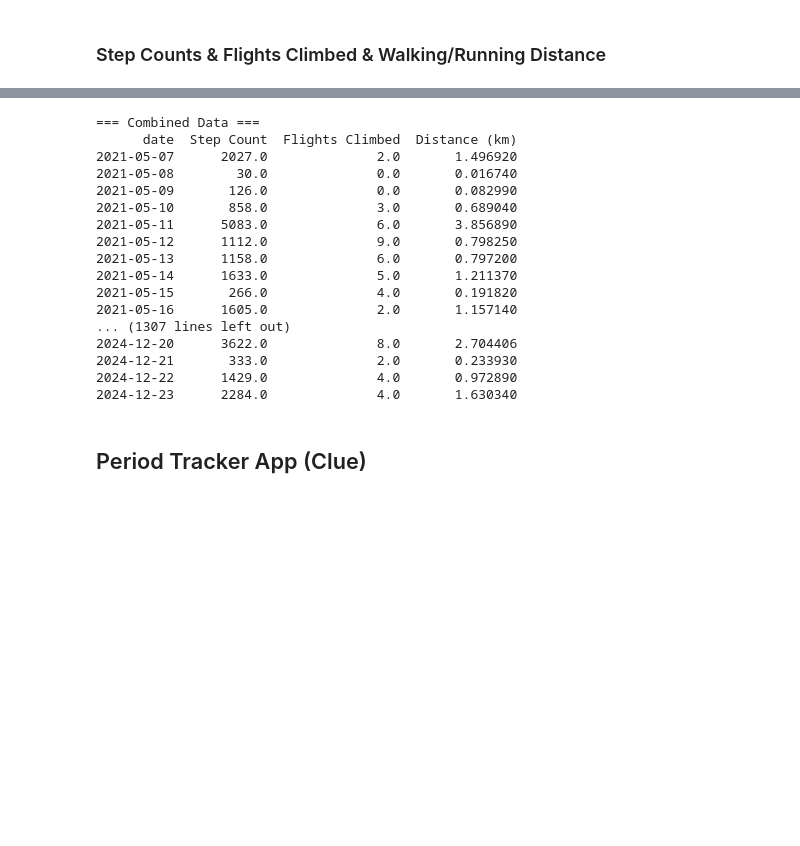
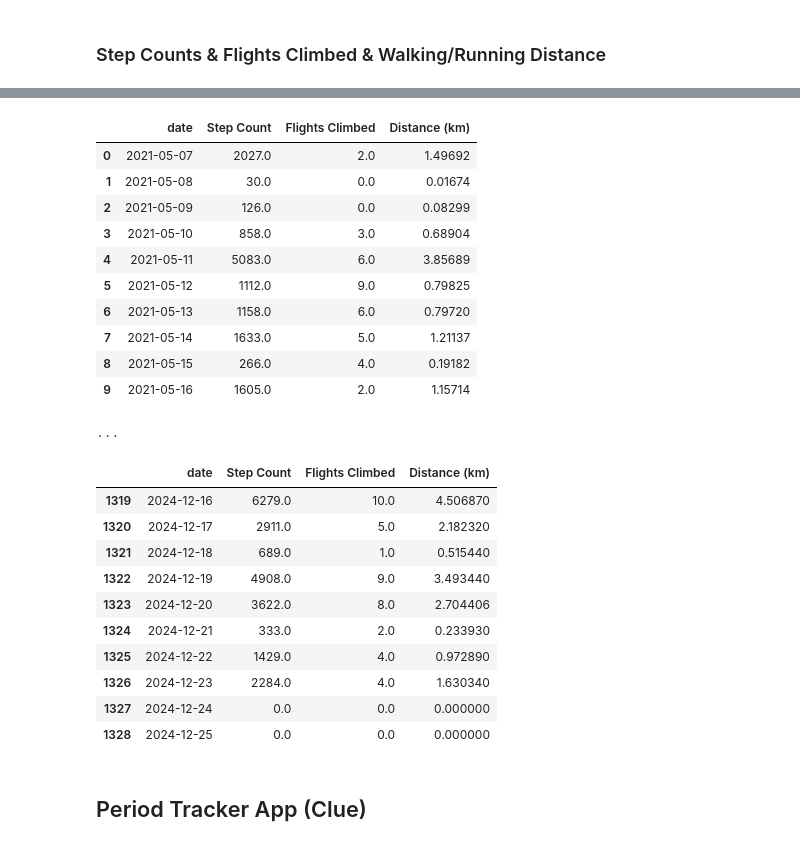
Before and after one commit to adaakbulut/DSA210-Term-Project, a Jupyter notebook: data_process.ipynb, the cells around one changed output, grey strips where cells are left out. Saved outputs shown, nothing was run; the diff lists cells and outputs as text; code cells hidden in the pictures; blank space fills up the shorter version.

```diff
--- a/data_process.ipynb
+++ b/data_process.ipynb
@@ -238,51 +242,49 @@ print(distance_df.to_string(index=False, header=['Date', 'Distance (km)']))  # A
 # %%
-import pandas as pd
-
-# File paths for the uploaded CSV files
 flights_file = '/content/Output/flightsclimbed_data.csv'
 steps_file = '/content/Output/stepcount_data.csv'
 distance_file = '/content/Output/distancewalkingrunning_data.csv'
 
-# Reading the CSV files into pandas DataFrames
 distance_df = pd.read_csv(distance_file)
 flights_df = pd.read_csv(flights_file)
 steps_df = pd.read_csv(steps_file)
 
-# Renaming value columns for clarity
 distance_df.rename(columns={"value": "Distance (km)"}, inplace=True)
 flights_df.rename(columns={"value": "Flights Climbed"}, inplace=True)
 steps_df.rename(columns={"value": "Step Count"}, inplace=True)
 
-# Merging all datasets on the 'date' column
 merged_df = steps_df.merge(flights_df, on="date", how="outer").merge(distance_df, on="date", how="outer")
 
-# Fill any missing values with 0
 merged_df.fillna(0, inplace=True)
 
-# Sorting by date for a cleaner output
 merged_df.sort_values(by="date", inplace=True)
 
-# Displaying the merged dataset
-print("=== Combined Data ===")
-print(merged_df.to_string(index=False))
+display(merged_df.head(10))
+print("\n...")
+display(merged_df.tail(10))
 # %% [output]
+|  | date | Step Count | Flights Climbed | Distance (km) |
+| 0 | 2021-05-07 | 2027.0 | 2.0 | 1.49692 |
+| 1 | 2021-05-08 | 30.0 | 0.0 | 0.01674 |
+| 2 | 2021-05-09 | 126.0 | 0.0 | 0.08299 |
+| 3 | 2021-05-10 | 858.0 | 3.0 | 0.68904 |
+| 4 | 2021-05-11 | 5083.0 | 6.0 | 3.85689 |
+| 5 | 2021-05-12 | 1112.0 | 9.0 | 0.79825 |
+| 6 | 2021-05-13 | 1158.0 | 6.0 | 0.79720 |
+| 7 | 2021-05-14 | 1633.0 | 5.0 | 1.21137 |
+| 8 | 2021-05-15 | 266.0 | 4.0 | 0.19182 |
+| 9 | 2021-05-16 | 1605.0 | 2.0 | 1.15714 |
-=== Combined Data ===
-      date  Step Count  Flights Climbed  Distance (km)
-2021-05-07      2027.0              2.0       1.496920
-2021-05-08        30.0              0.0       0.016740
-2021-05-09       126.0              0.0       0.082990
-2021-05-10       858.0              3.0       0.689040
-2021-05-11      5083.0              6.0       3.856890
-2021-05-12      1112.0              9.0       0.798250
-2021-05-13      1158.0              6.0       0.797200
-2021-05-14      1633.0              5.0       1.211370
-2021-05-15       266.0              4.0       0.191820
-2021-05-16      1605.0              2.0       1.157140
-... (1307 lines left out)
-2024-12-20      3622.0              8.0       2.704406
-2024-12-21       333.0              2.0       0.233930
-2024-12-22      1429.0              4.0       0.972890
-2024-12-23      2284.0              4.0       1.630340
+...
+|  | date | Step Count | Flights Climbed | Distance (km) |
+| 1319 | 2024-12-16 | 6279.0 | 10.0 | 4.506870 |
+| 1320 | 2024-12-17 | 2911.0 | 5.0 | 2.182320 |
+| 1321 | 2024-12-18 | 689.0 | 1.0 | 0.515440 |
+| 1322 | 2024-12-19 | 4908.0 | 9.0 | 3.493440 |
+| 1323 | 2024-12-20 | 3622.0 | 8.0 | 2.704406 |
+| 1324 | 2024-12-21 | 333.0 | 2.0 | 0.233930 |
+| 1325 | 2024-12-22 | 1429.0 | 4.0 | 0.972890 |
+| 1326 | 2024-12-23 | 2284.0 | 4.0 | 1.630340 |
+| 1327 | 2024-12-24 | 0.0 | 0.0 | 0.000000 |
+| 1328 | 2024-12-25 | 0.0 | 0.0 | 0.000000 |
 # %% [markdown]
 ## Period Tracker App (Clue)
 # %% [markdown]
```
Also changed, not shown: parts of 10 cells of this notebook.
